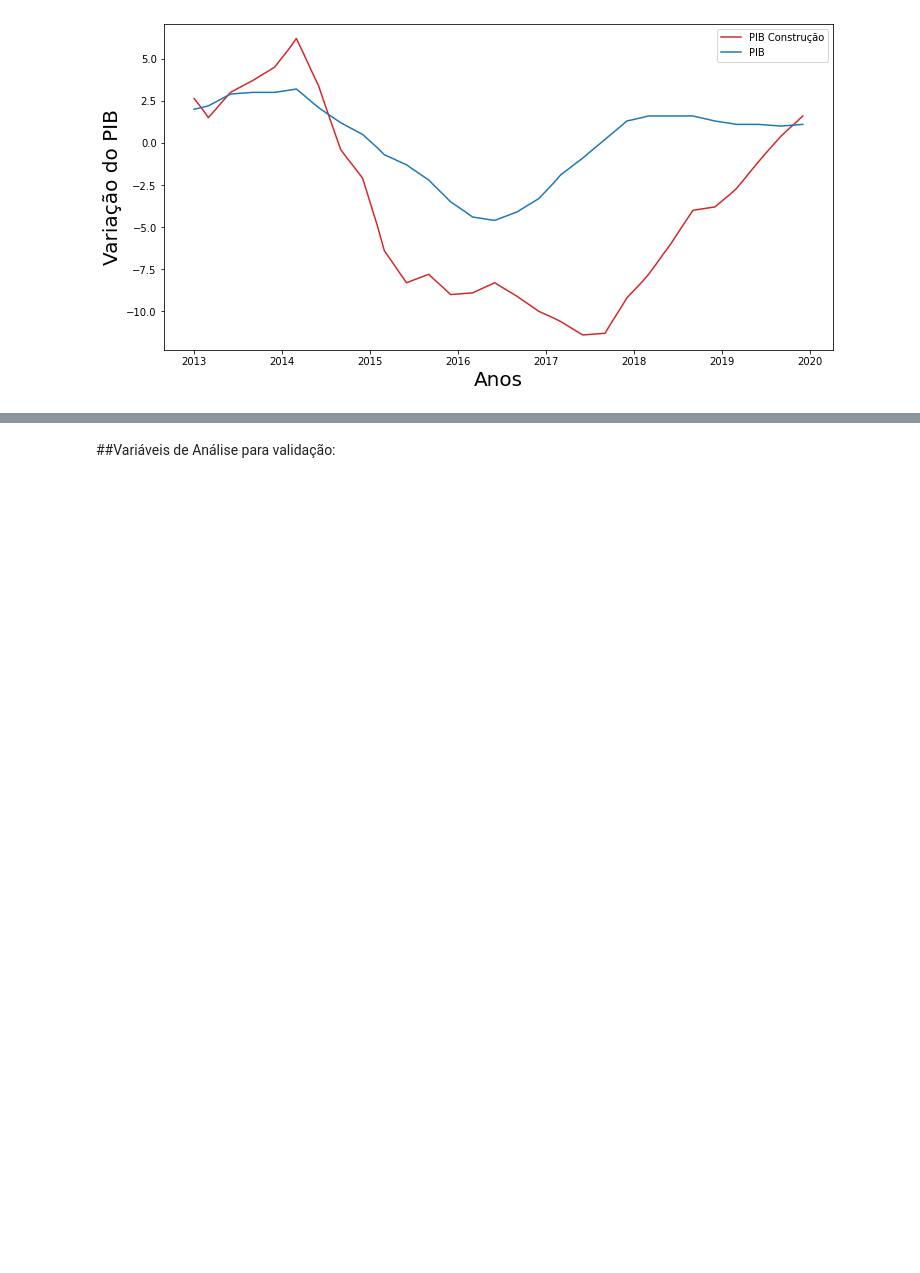
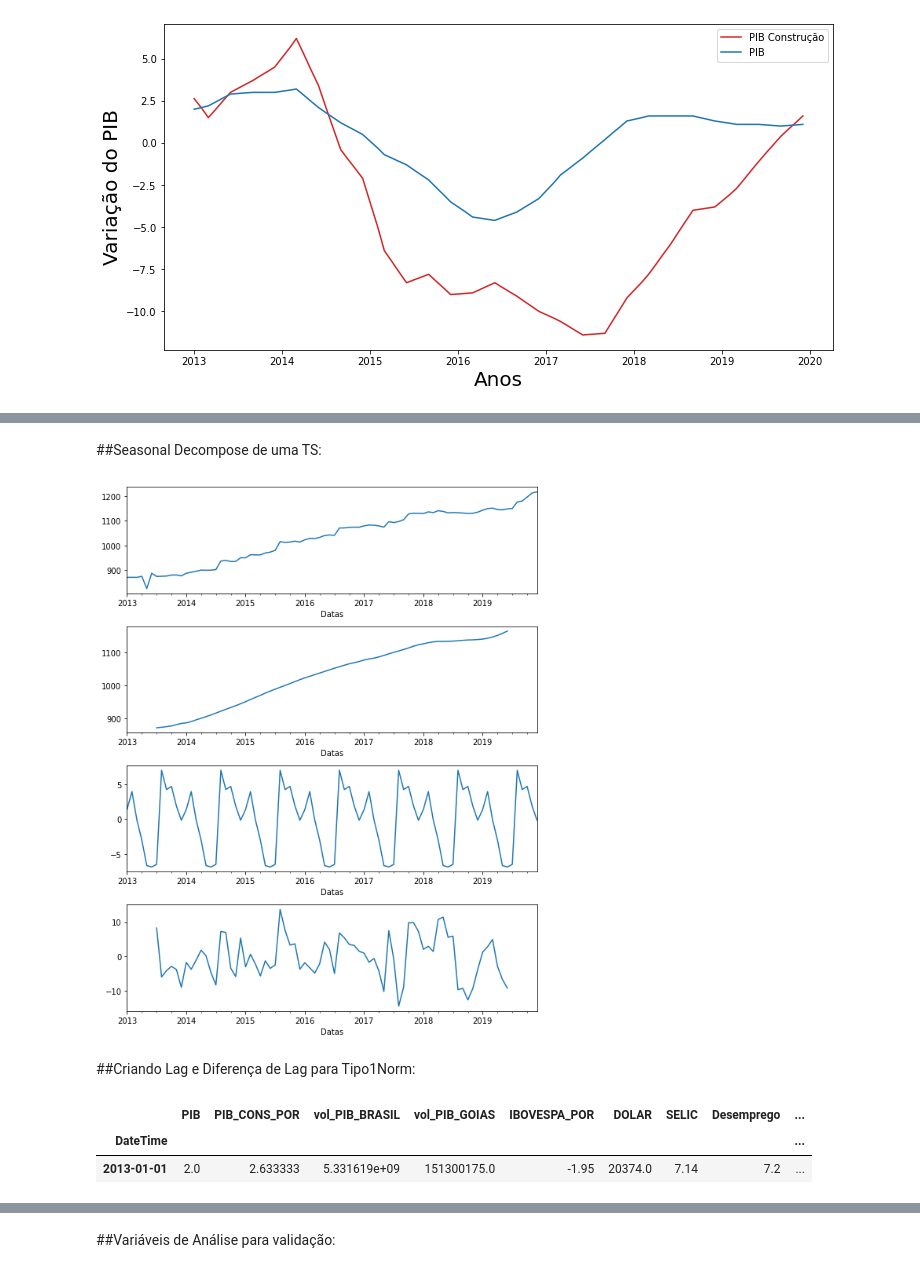
Before and after one commit to GabrielTrentino/TCC, a Jupyter notebook: TCC_parte_2.ipynb, the cells around one changed output, grey strips where cells are left out. Saved outputs shown, nothing was run; the diff lists cells and outputs as text; code cells hidden in the pictures; blank space fills up the shorter version.

```diff
--- a/TCC_parte_2.ipynb
+++ b/TCC_parte_2.ipynb
@@ -223,3 +226,33 @@ df_new.head()
 | 2013-03-01 | 870.31 | 607.91 | 525.92 | 978.74 | 682.83 | 590.76 | 973.66 | 696.25 | 610.94 | ... |
 | 2013-04-01 | 874.64 | 610.41 | 532.68 | 983.89 | 686.07 | 598.62 | 978.81 | 700.02 | 619.04 | ... |
 | 2013-05-01 | 824.72 | 575.44 | 499.21 | 928.02 | 646.83 | 561.19 | 922.75 | 659.55 | 580.28 | ... |
+# %% [markdown]
+##Seasonal Decompose de uma TS:
+# %%
+#Importando a Biblioteca para Determinar os componentes do TS:
+from statsmodels.tsa.seasonal import seasonal_decompose
+
+#Gerando os componentes da Time Series:
+result = seasonal_decompose(df_new.Tipo1Norm)
+
+#Plotando os componentes da Time Series:
+fig, (ax1,ax2,ax3, ax4) = plt.subplots(4,1, figsize=(8,10))
+result.observed.plot(ax=ax1)
+result.trend.plot(ax=ax2)
+result.seasonal.plot(ax=ax3)
+result.resid.plot(ax=ax4)
+plt.tight_layout()
+# %% [output]
+[figure, added]
+# %% [markdown]
+##Criando Lag e Diferença de Lag para Tipo1Norm:
+# %%
+df_cnovos_atributos = df.copy()
+df_cnovos_atributos['Lag'] = df_new.Tipo1Norm.diff().shift(-1)
+df_cnovos_atributos['DifLag'] = df_cnovos_atributos['Lag'].diff().shift(-1)
+df_cnovos_atributos.fillna(0)
+df_cnovos_atributos.head(1)
+# %% [output]
+|  | PIB | PIB_CONS_POR | vol_PIB_BRASIL | vol_PIB_GOIAS | IBOVESPA_POR | DOLAR | SELIC | Desemprego | ... |
+| DateTime |  |  |  |  |  |  |  |  | ... |
+| 2013-01-01 | 2.0 | 2.633333 | 5.331619e+09 | 151300175.0 | -1.95 | 20374.0 | 7.14 | 7.2 | ... |
```
Also changed, not shown: parts of 39 cells of this notebook.
